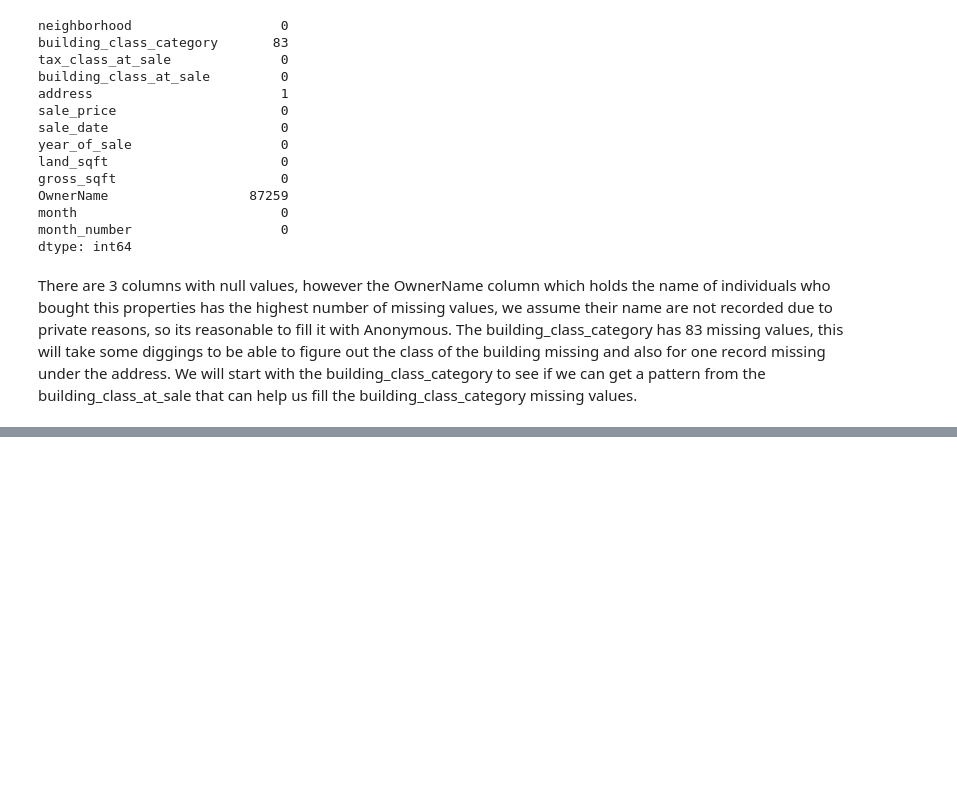
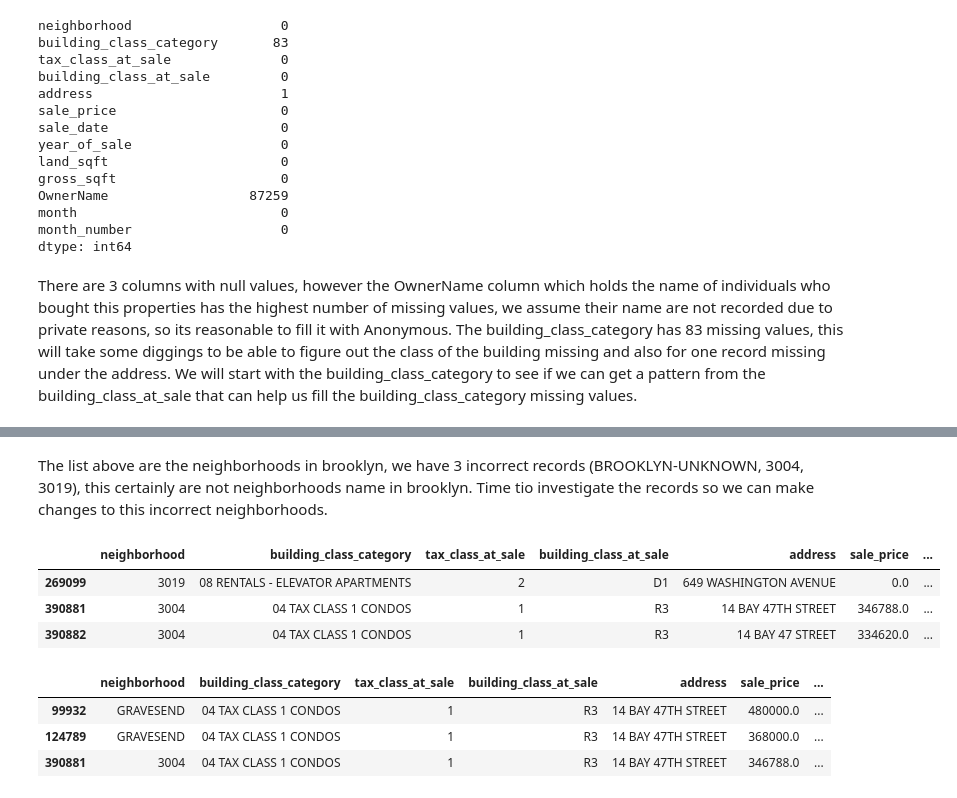
Before and after one commit to Ayomi-tech/brooklyn_housing_project, a Jupyter notebook: Untitled.ipynb, the cells around one changed output, grey strips where cells are left out. Cells and saved outputs as stored; diff of their text form; code cells hidden in the pictures; blank space fills up the shorter version.

```diff
--- a/Untitled.ipynb
+++ b/Untitled.ipynb
@@ -134,0 +175,2 @@ There are 3 columns with null values, however the OwnerName column which holds t
+# %%
+subset_df.loc[subset_df["building_class_category"].isnull(), "building_class_category"] = "44 CONDO PARKING"
@@ -134,0 +215,6 @@ There are 3 columns with null values, however the OwnerName column which holds t
+# %%
+# replacing null value in the address with "Not specified"
+subset_df.loc[subset_df["address"].isnull(), "address"] = "Not specified"
+# %%
+# replacing null value in the address with "Anonymous"
+subset_df.loc[subset_df["OwnerName"].isnull(), "OwnerName"] = "Anonymous"
@@ -134,0 +260,17 @@ There are 3 columns with null values, however the OwnerName column which holds t
+# %% [markdown]
+The list above are the neighborhoods in brooklyn, we have 3 incorrect records (BROOKLYN-UNKNOWN, 3004, 3019), this certainly are not neighborhoods name in brooklyn. Time tio investigate the records so we can make changes to this incorrect neighborhoods.
+# %%
+# checking where neighborhood is 3004 and 3019
+subset_df.loc[(subset_df["neighborhood"] == "3004") | (subset_df["neighborhood"] == "3019")]
+# %% [output]
+|  | neighborhood | building_class_category | tax_class_at_sale | building_class_at_sale | address | sale_price | ... |
+| 269099 | 3019 | 08 RENTALS - ELEVATOR APARTMENTS | 2 | D1 | 649 WASHINGTON AVENUE | 0.0 | ... |
+| 390881 | 3004 | 04 TAX CLASS 1 CONDOS | 1 | R3 | 14 BAY 47TH STREET | 346788.0 | ... |
+| 390882 | 3004 | 04 TAX CLASS 1 CONDOS | 1 | R3 | 14 BAY 47 STREET | 334620.0 | ... |
+# %%
+subset_df.loc[subset_df["address"] == "14 BAY 47TH STREET"]
+# %% [output]
+|  | neighborhood | building_class_category | tax_class_at_sale | building_class_at_sale | address | sale_price | ... |
+| 99932 | GRAVESEND | 04 TAX CLASS 1 CONDOS | 1 | R3 | 14 BAY 47TH STREET | 480000.0 | ... |
+| 124789 | GRAVESEND | 04 TAX CLASS 1 CONDOS | 1 | R3 | 14 BAY 47TH STREET | 368000.0 | ... |
+| 390881 | 3004 | 04 TAX CLASS 1 CONDOS | 1 | R3 | 14 BAY 47TH STREET | 346788.0 | ... |
```
Also changed, not shown: parts of 35 cells of this notebook.
